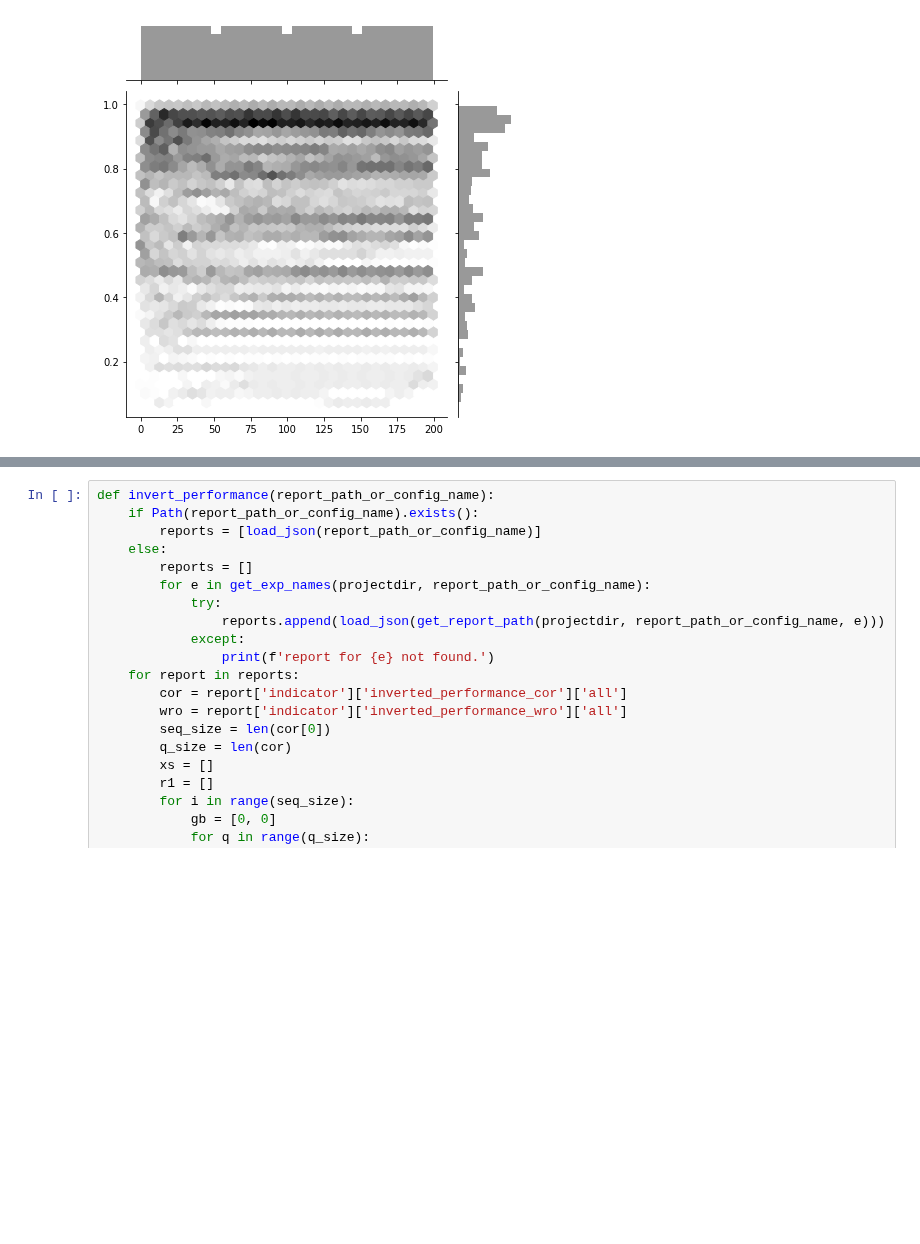
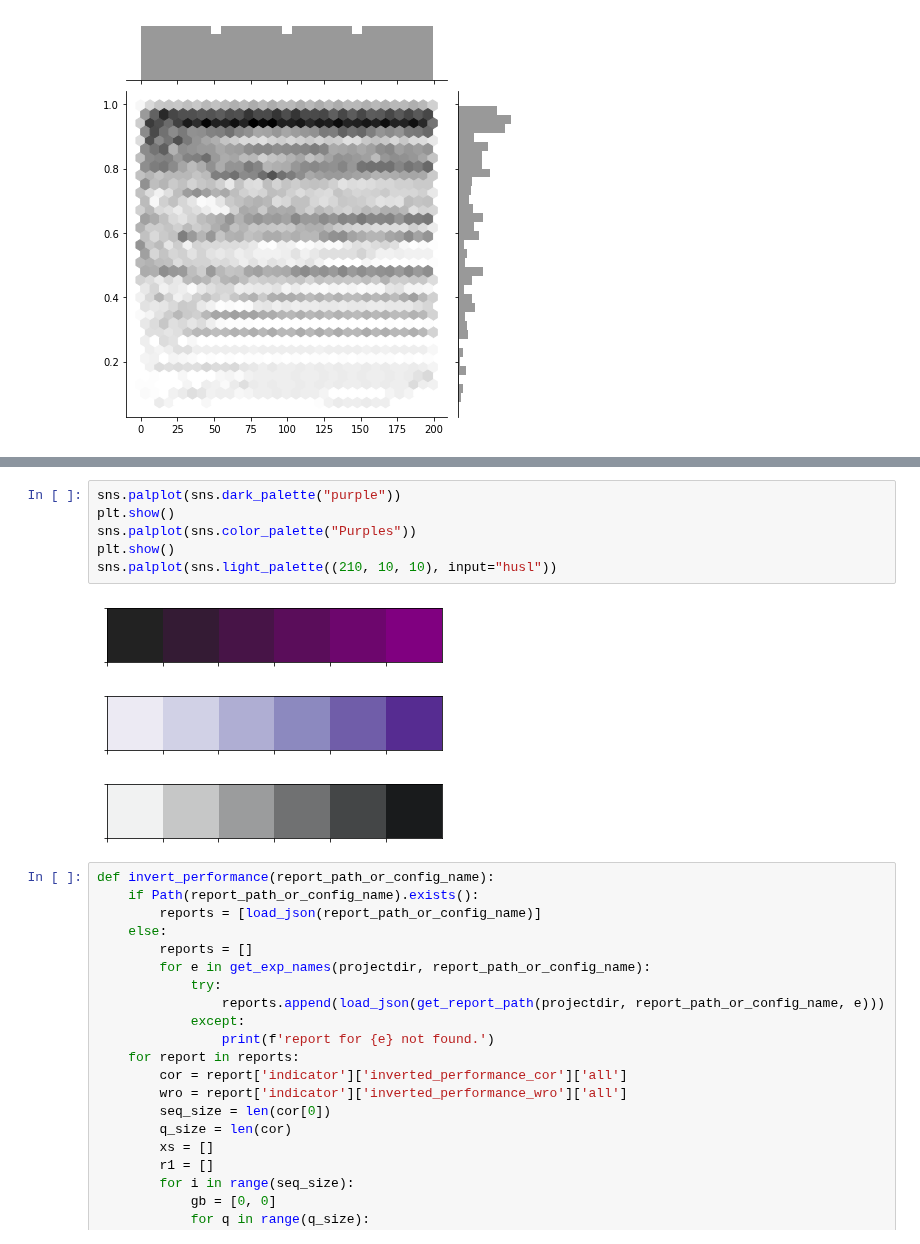
Before and after one commit to qqpann/KnowledgeTracing, a Jupyter notebook: notebook/Results_IEEE2020.ipynb, the cells around one changed output, grey strips where cells are left out. Saved outputs shown, nothing was run; the diff lists cells and outputs as text; blank space fills up the shorter version.

```diff
--- a/notebook/Results_IEEE2020.ipynb
+++ b/notebook/Results_IEEE2020.ipynb
@@ -397,3 +420,13 @@ invert_performance('20_0818_ieeeBD2020_assist09_pre')
+# %%
+sns.palplot(sns.dark_palette("purple"))
+plt.show()
+sns.palplot(sns.color_palette("Purples"))
+plt.show()
+sns.palplot(sns.light_palette((210, 10, 10), input="husl"))
+# %% [output]
+[figure, added]
+[figure, added]
+[figure, added]
 # %%
 def invert_performance(report_path_or_config_name):
     if Path(report_path_or_config_name).exists():
```
Also changed, not shown: parts of 5 cells of this notebook, 7 other files.
